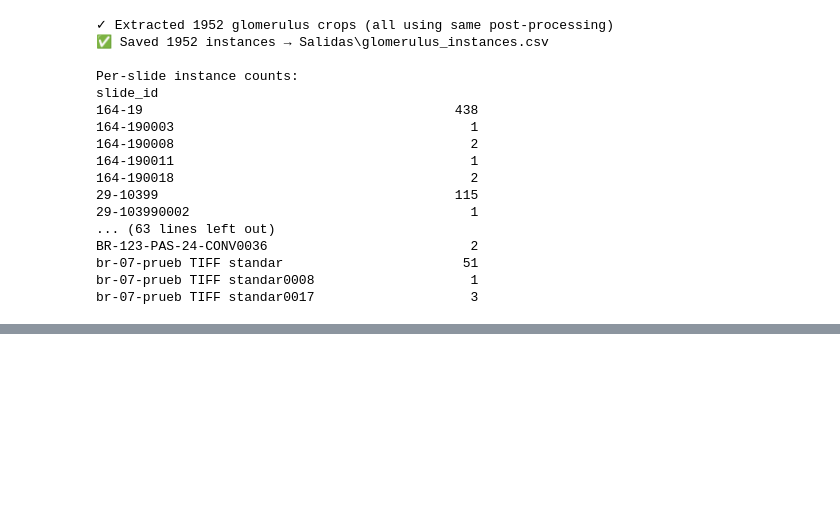
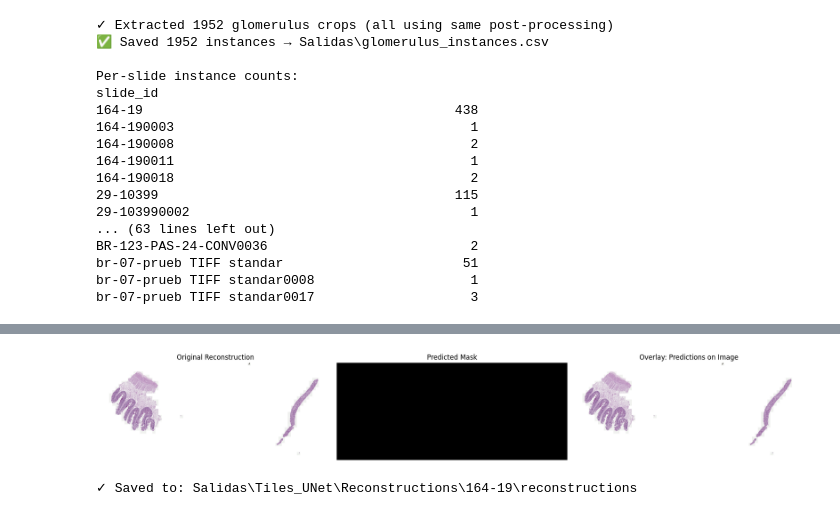
Before and after one commit to alanvalenciam/Proyecto_Final_Glomerulos, a Jupyter notebook: U-Net_Training.ipynb, the cells around one changed output, grey strips where cells are left out. Saved outputs shown, nothing was run; the diff lists cells and outputs as text; code cells hidden in the pictures; blank space fills up the shorter version.

```diff
--- a/U-Net_Training.ipynb
+++ b/U-Net_Training.ipynb
@@ -3327,0 +3473,70 @@ br-07-prueb TIFF standar0017                    3
+# %%
+RUN_BIOPSY_RECONSTRUCTION = True
+
+if RUN_BIOPSY_RECONSTRUCTION and 'model' in dir():
+    # Find first validation slide's tile directory
+    tiles_dir = Path('Salidas/Tiles_UNet')
+    if tiles_dir.exists():
+        slide_dirs = sorted([d for d in tiles_dir.iterdir() if d.is_dir()])
+
+        if slide_dirs:
+            # Reconstruct first slide as demo
+            first_slide_dir = slide_dirs[0]
+            print(f"Reconstructing slide: {first_slide_dir.name}")
+
+            # Safely get preprocessing params (may not be defined)
+            _reinhard_norm = reinhard_norm if 'reinhard_norm' in dir() else None
+            _channel_means = channel_means if 'channel_means' in dir() else None
+            _channel_stds = channel_stds if 'channel_stds' in dir() else None
+            _threshold = best_threshold_instance if 'best_threshold_instance' in dir() else 0.5
+
+            recon_dir = reconstruct_biopsy_predictions(
+                model=model,
+                slide_dir=str(first_slide_dir),
+                device=device,
+                reinhard_norm=_reinhard_norm,
+                channel_means=_channel_means,
+                channel_stds=_channel_stds,
+                recon_scale=10,
+                threshold=_threshold,
+            )
+
+            # Display the outputs
+            from IPython.display import Image as IPImage, display
+            print(f"\n--- Reconstruction Results for {first_slide_dir.name} ---\n")
+
+            recon_path = recon_dir / f'{first_slide_dir.name}_reconstruction.png'
+            mask_path = recon_dir / f'{first_slide_dir.name}_pred_mask.png'
+            overlay_path = recon_dir / f'{first_slide_dir.name}_pred_overlay.png'
+
+            if recon_path.exists() and mask_path.exists() and overlay_path.exists():
+                fig, axes = plt.subplots(1, 3, figsize=(18, 6))
+
+                recon_img = Image.open(recon_path)
+                mask_img = Image.open(mask_path)
+                overlay_img_pil = Image.open(overlay_path)
+
+                axes[0].imshow(recon_img)
+                axes[0].set_title('Original Reconstruction')
+                axes[0].axis('off')
+
+                axes[1].imshow(mask_img, cmap='gray')
+                axes[1].set_title('Predicted Mask')
+                axes[1].axis('off')
+
+                axes[2].imshow(overlay_img_pil)
+                axes[2].set_title('Overlay: Predictions on Image')
+                axes[2].axis('off')
+
+                plt.tight_layout()
+                plt.show()
+
+                print(f"✓ Saved to: {recon_dir}")
+            else:
+                print(f"ERROR: Output files not found in {recon_dir}")
+                print(f"  Expected: {recon_path.name}, {mask_path.name}, {overlay_path.name}")
+        else:
+            print("No slide directories found in Salidas/Tiles_UNet")
+    else:
+        print("Salidas/Tiles_UNet directory not found")
+# %% [output]
@@ -3327,0 +3562,2 @@ br-07-prueb TIFF standar0017                    3
+[figure, added]
+✓ Saved to: Salidas\Tiles_UNet\Reconstructions\164-19\reconstructions
```
Also changed, not shown: parts of 4 cells of this notebook.
